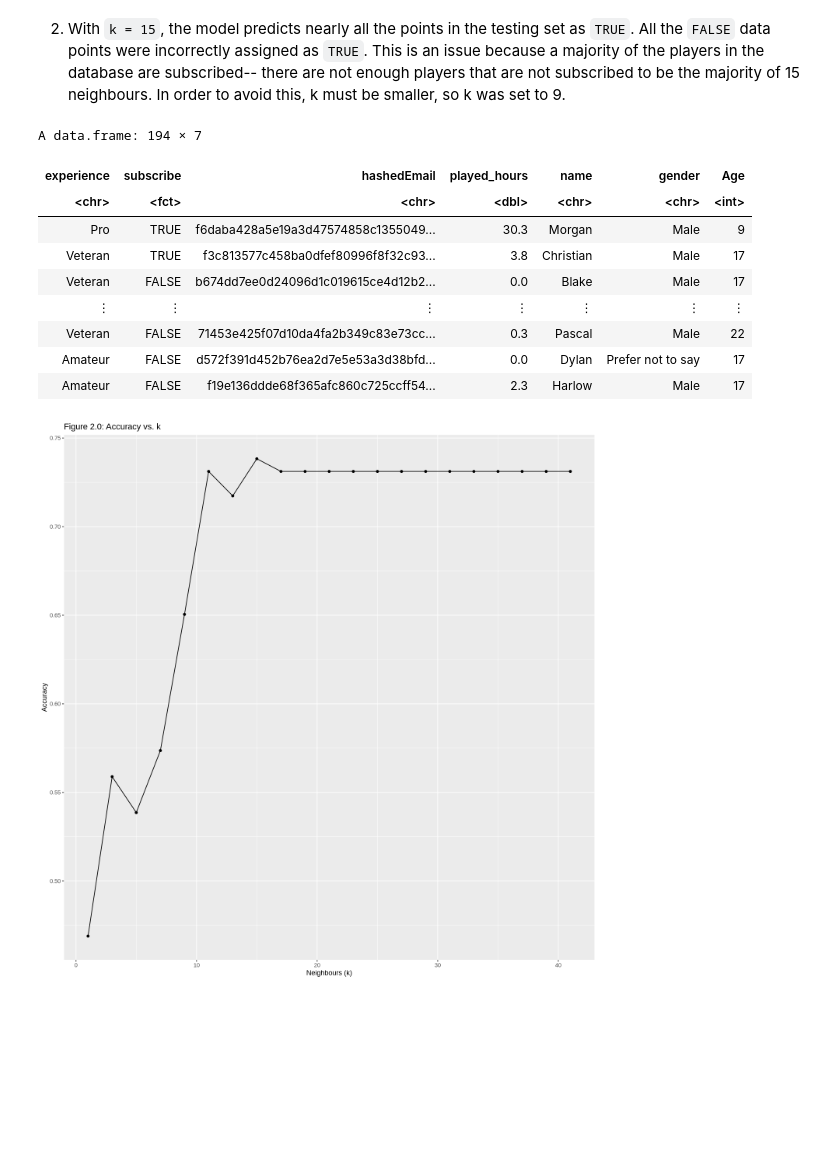
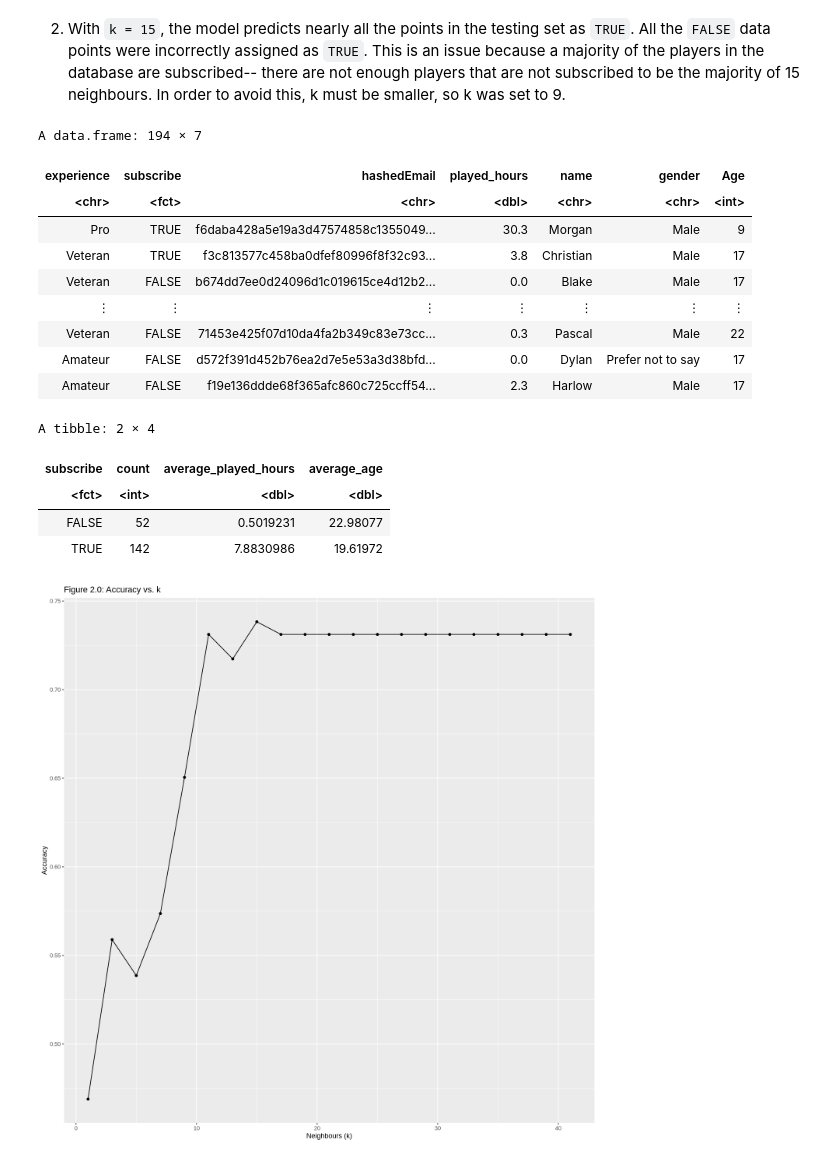
Before and after one commit to Loolin06/dsci-05-27, a Jupyter notebook: ProjectReport.ipynb, the cells around one changed output. Saved outputs shown, nothing was run; the diff lists cells and outputs as text; code cells hidden in the pictures; blank space fills up the shorter version.

Commit message:
results and data summary

```diff
--- a/ProjectReport.ipynb
+++ b/ProjectReport.ipynb
@@ -186,21 +186,31 @@ The second histogram (Figure 1.6) highlights that most players have very low pla
 # %%
 # Part 1: The data
 
 #change subsription status to be a factor rather than logical, and remove ages that aren't numbers
 players_mod <- mutate(players,subscribe = as_factor(subscribe))|>
     filter(Age > 0)
 players_mod
+
+summary_players <- players_mod |>
+    group_by(subscribe) |>
+    summarize(count = n(), average_played_hours = mean(played_hours), average_age = mean(Age))
+summary_players
 # %% [output]
 A data.frame: 194 × 7
 | experience | subscribe | hashedEmail | played_hours | name | gender | Age |
 | <chr> | <fct> | <chr> | <dbl> | <chr> | <chr> | <int> |
 | Pro | TRUE | f6daba428a5e19a3d47574858c1355049... | 30.3 | Morgan | Male | 9 |
 | Veteran | TRUE | f3c813577c458ba0dfef80996f8f32c93... | 3.8 | Christian | Male | 17 |
 | Veteran | FALSE | b674dd7ee0d24096d1c019615ce4d12b2... | 0.0 | Blake | Male | 17 |
 | ⋮ | ⋮ | ⋮ | ⋮ | ⋮ | ⋮ | ⋮ |
 | Veteran | FALSE | 71453e425f07d10da4fa2b349c83e73cc... | 0.3 | Pascal | Male | 22 |
 | Amateur | FALSE | d572f391d452b76ea2d7e5e53a3d38bfd... | 0.0 | Dylan | Prefer not to say | 17 |
 | Amateur | FALSE | f19e136ddde68f365afc860c725ccff54... | 2.3 | Harlow | Male | 17 |
+A tibble: 2 × 4
+| subscribe | count | average_played_hours | average_age |
+| <fct> | <int> | <dbl> | <dbl> |
+| FALSE | 52 | 0.5019231 | 22.98077 |
+| TRUE | 142 | 7.8830986 | 19.61972 |
 # %%
 # Part 2: Classification - testing k
 
```
Also changed, not shown: parts of 1 cell of this notebook.
